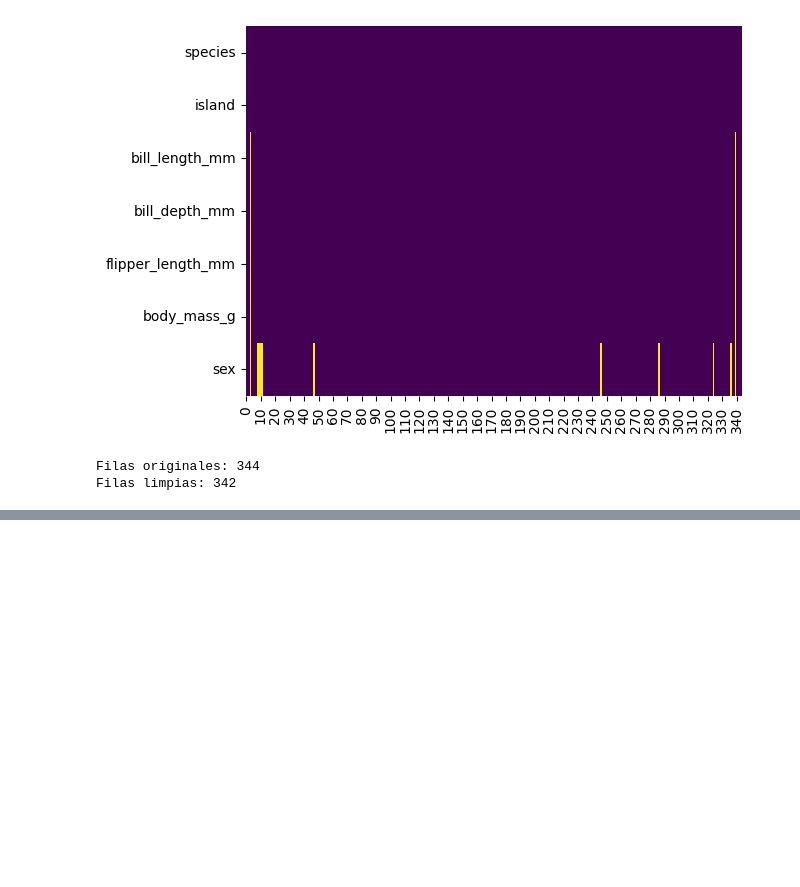
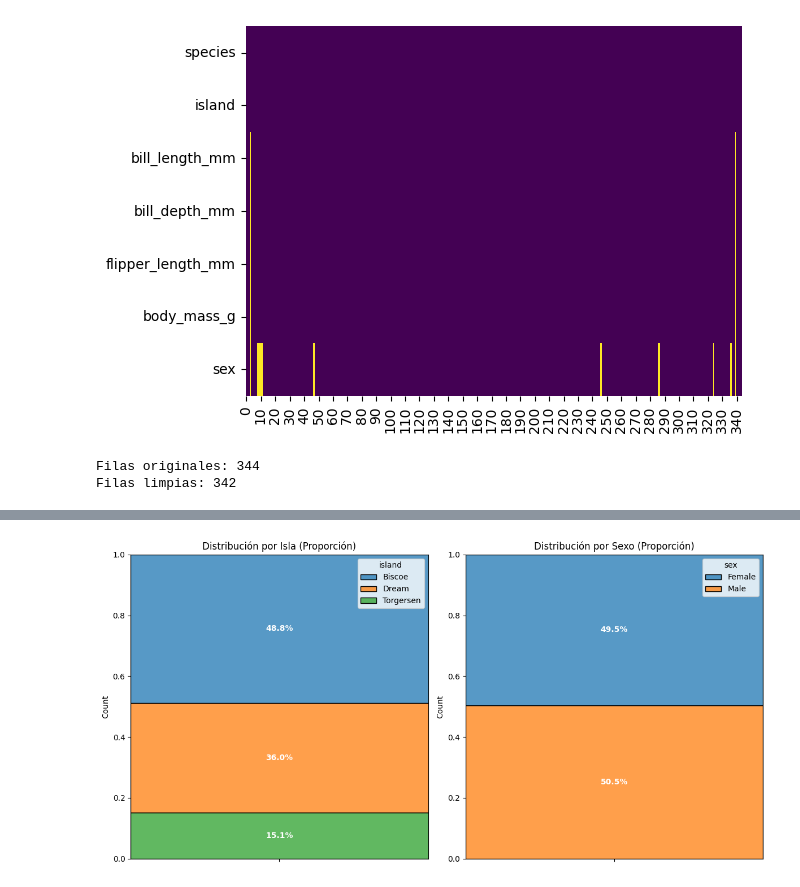
Before and after one commit to alvarohrv/data-analysis-py-sandbox, a Jupyter notebook: src/clase02_cursoPlatzi/demostraciones_llevar_a_teoria_o_centralizar.ipynb, the cells around one changed output, grey strips where cells are left out. Cells and saved outputs as stored; diff of their text form; code cells hidden in the pictures; blank space fills up the shorter version.

```diff
--- a/src/clase02_cursoPlatzi/demostraciones_llevar_a_teoria_o_centralizar.ipynb
+++ b/src/clase02_cursoPlatzi/demostraciones_llevar_a_teoria_o_centralizar.ipynb
@@ -290,0 +509,37 @@ Filas limpias: 342
+# %%
+##### ENTENDER ALGUN DIA ##################
+# Histogramas apilados al 100% para variables categóricas:
+
+# import matplotlib.pyplot as plt
+# import seaborn as sns
+
+# truco avanzado de un compañerp para convertir un Histograma (que es para números) en un Gráfico de Barras Apiladas al 100% (para ver proporciones de categorías)
+
+# Función para añadir etiquetas (Explicación abajo)
+def agregar_etiquetas(ax):
+    for container in ax.containers:
+        # Extraemos la altura de cada segmento (proporción)
+        labels = [f'{v.get_height():.1%}' if v.get_height() > 0 else '' for v in container]
+        ax.bar_label(container, labels=labels, label_type='center', color='white', weight='bold')
+
+# 1. CORRECCIÓN: Forma correcta de añadir la columna vacía
+data['x'] = ''
+
+fig, axes = plt.subplots(1, 2, figsize=(12, 6))
+
+# Gráfico 1: Proporción por Isla
+sns.histplot(data=data, x='x', hue='island', multiple='fill', ax=axes[0], shrink=.8)
+axes[0].set_title('Distribución por Isla (Proporción)')
+axes[0].set_xlabel('') # Limpiamos el eje X
+agregar_etiquetas(axes[0])
+
+# Gráfico 2: Proporción por Sexo
+sns.histplot(data=data, x='x', hue='sex', multiple='fill', ax=axes[1], shrink=.8)
+axes[1].set_title('Distribución por Sexo (Proporción)')
+axes[1].set_xlabel('')
+agregar_etiquetas(axes[1])
+
+plt.tight_layout()
+plt.show()
+# %% [output]
+[figure, added]
```
Also changed, not shown: parts of 20 cells of this notebook.
